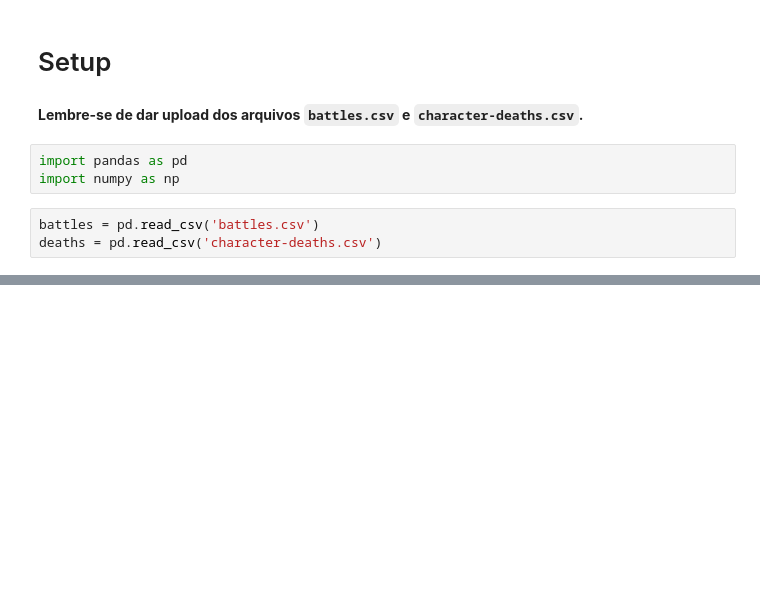
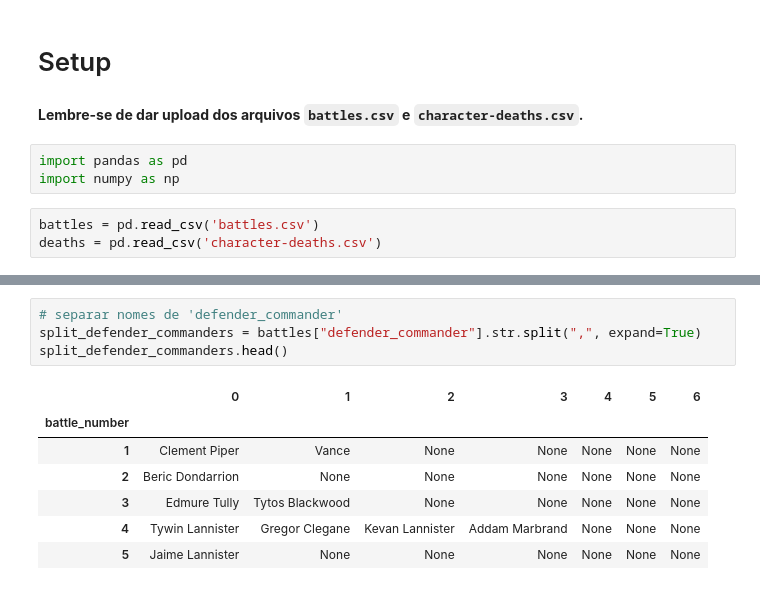
Before and after one commit to ccal2/dataScienceProject, a Jupyter notebook: project.ipynb, the cells around one changed output, grey strips where cells are left out. Drawn from its saved outputs; the diff is of its cells as text; blank space fills up the shorter version.

```diff
--- a/project.ipynb
+++ b/project.ipynb
@@ -21,0 +77,12 @@ deaths = pd.read_csv('character-deaths.csv')
+# %%
+# separar nomes de 'defender_commander'
+split_defender_commanders = battles["defender_commander"].str.split(",", expand=True)
+split_defender_commanders.head()
+# %% [output]
+|  | 0 | 1 | 2 | 3 | 4 | 5 | 6 |
+| battle_number |  |  |  |  |  |  |  |
+| 1 | Clement Piper | Vance | None | None | None | None | None |
+| 2 | Beric Dondarrion | None | None | None | None | None | None |
+| 3 | Edmure Tully | Tytos Blackwood | None | None | None | None | None |
+| 4 | Tywin Lannister | Gregor Clegane | Kevan Lannister | Addam Marbrand | None | None | None |
+| 5 | Jaime Lannister | None | None | None | None | None | None |
```
Also changed, not shown: parts of 15 cells of this notebook.
